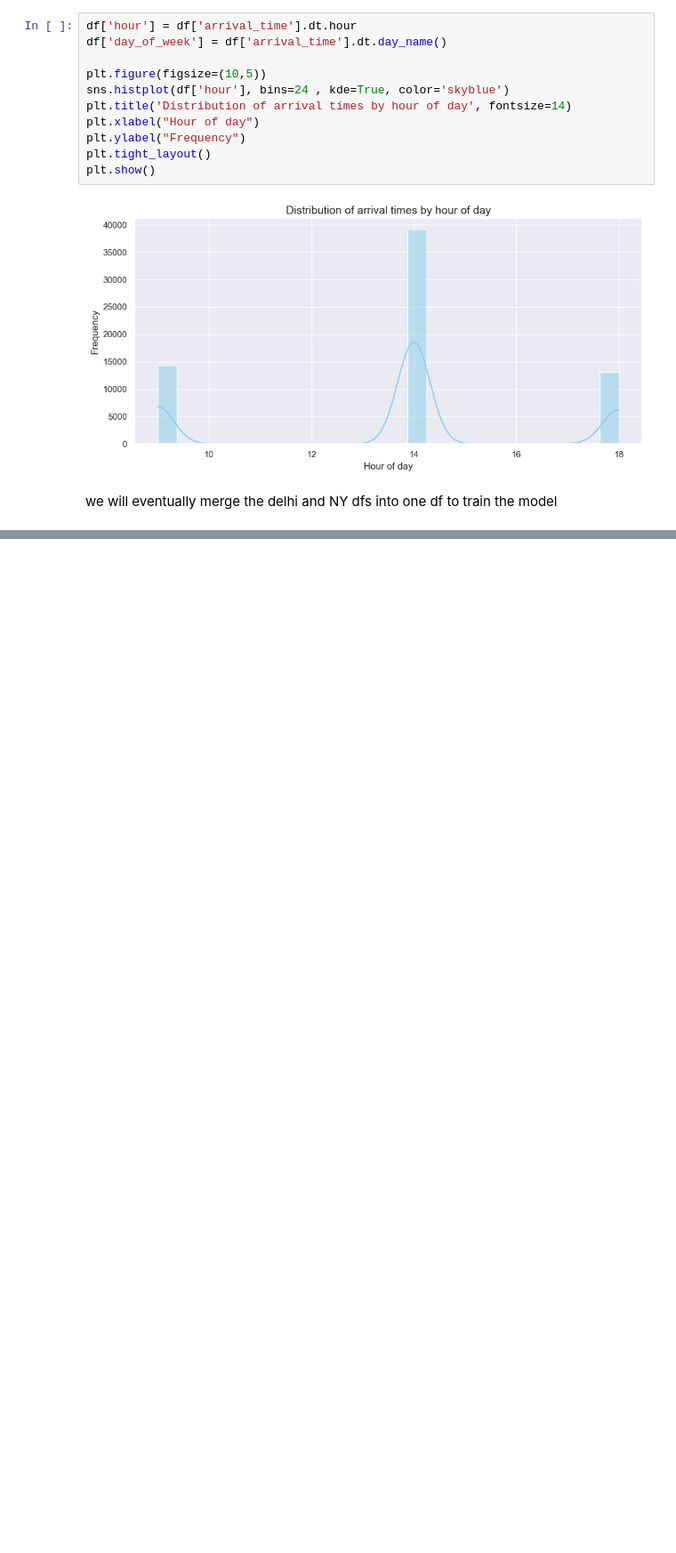
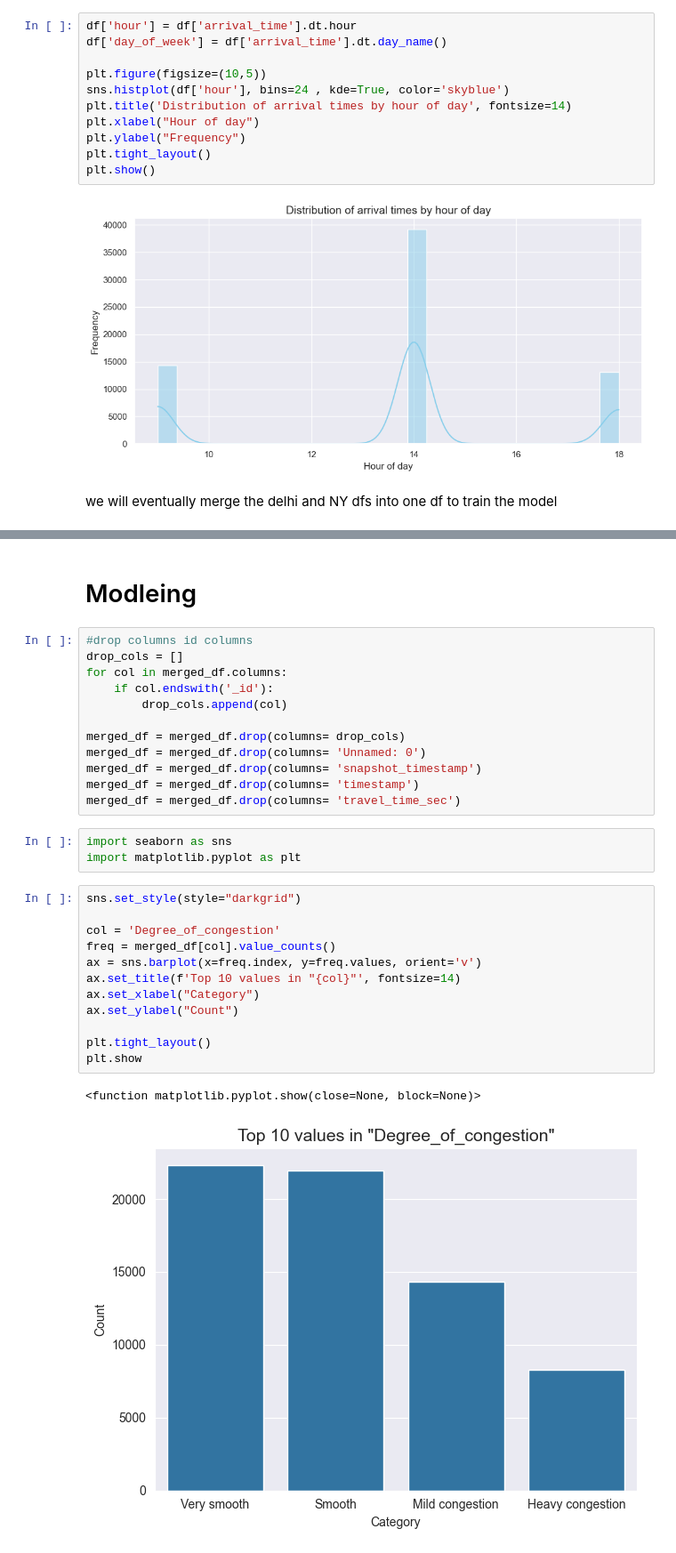
Before and after one commit to habibaadawi/Crowd-Prediciton-Model, a Jupyter notebook: notebook.ipynb, the cells around one changed output, grey strips where cells are left out. Shown: that part at 89% size. Saved outputs shown, nothing was run; the diff lists cells and outputs as text; blank space fills up the shorter version.

```diff
--- a/notebook.ipynb
+++ b/notebook.ipynb
@@ -846,0 +922,32 @@ we will eventually merge the delhi and NY dfs into one df to train the model
+# %% [markdown]
+# Modleing
+# %%
+#drop columns id columns
+drop_cols = []
+for col in merged_df.columns:
+    if col.endswith('_id'):
+        drop_cols.append(col)
+
+merged_df = merged_df.drop(columns= drop_cols)
+merged_df = merged_df.drop(columns= 'Unnamed: 0')
+merged_df = merged_df.drop(columns= 'snapshot_timestamp')
+merged_df = merged_df.drop(columns= 'timestamp')
+merged_df = merged_df.drop(columns= 'travel_time_sec')
+# %%
+import seaborn as sns
+import matplotlib.pyplot as plt
+# %%
+sns.set_style(style="darkgrid")
+
+col = 'Degree_of_congestion'
+freq = merged_df[col].value_counts()
+ax = sns.barplot(x=freq.index, y=freq.values, orient='v')
+ax.set_title(f'Top 10 values in "{col}"', fontsize=14)
+ax.set_xlabel("Category")
+ax.set_ylabel("Count")
+
+plt.tight_layout()
+plt.show
+# %% [output]
+<function matplotlib.pyplot.show(close=None, block=None)>
+[figure, added]
```
Also changed, not shown: parts of 17 cells of this notebook.
